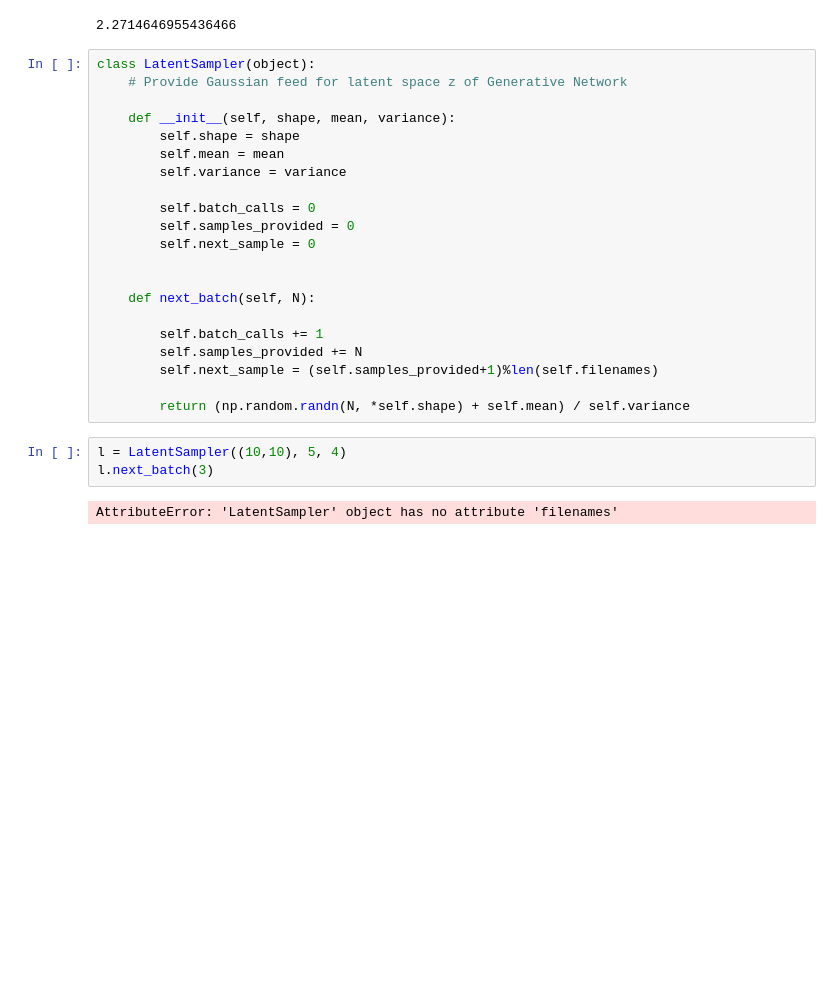
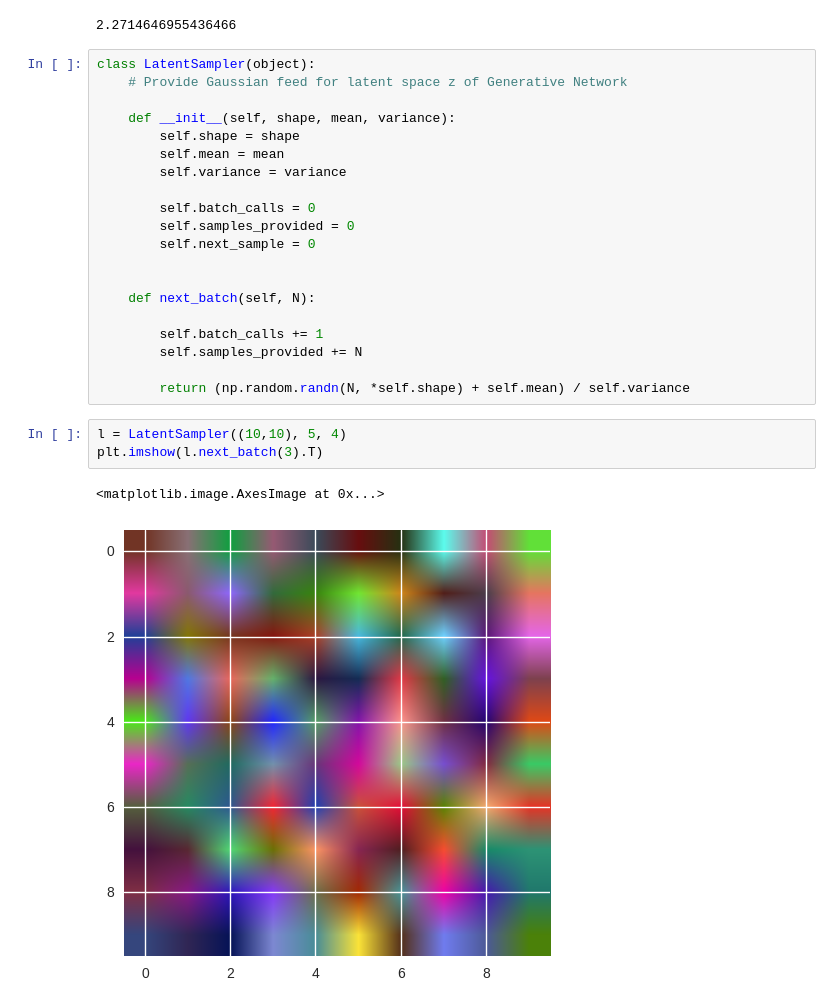
Before and after one commit to botcs/gan-album, a Jupyter notebook: INPUT_TEST.ipynb, the cells around one changed output. Saved outputs shown, nothing was run; the diff lists cells and outputs as text; blank space fills up the shorter version.

```diff
--- a/INPUT_TEST.ipynb
+++ b/INPUT_TEST.ipynb
@@ -453,11 +453,11 @@ class LatentSampler(object):
 
         self.batch_calls += 1
         self.samples_provided += N
-        self.next_sample = (self.samples_provided+1)%len(self.filenames)
 
         return (np.random.randn(N, *self.shape) + self.mean) / self.variance
 # %%
 l = LatentSampler((10,10), 5, 4)
-l.next_batch(3)
+plt.imshow(l.next_batch(3).T)
 # %% [output]
-AttributeError: 'LatentSampler' object has no attribute 'filenames'
+<matplotlib.image.AxesImage at 0x...>
+[figure, added]
```
